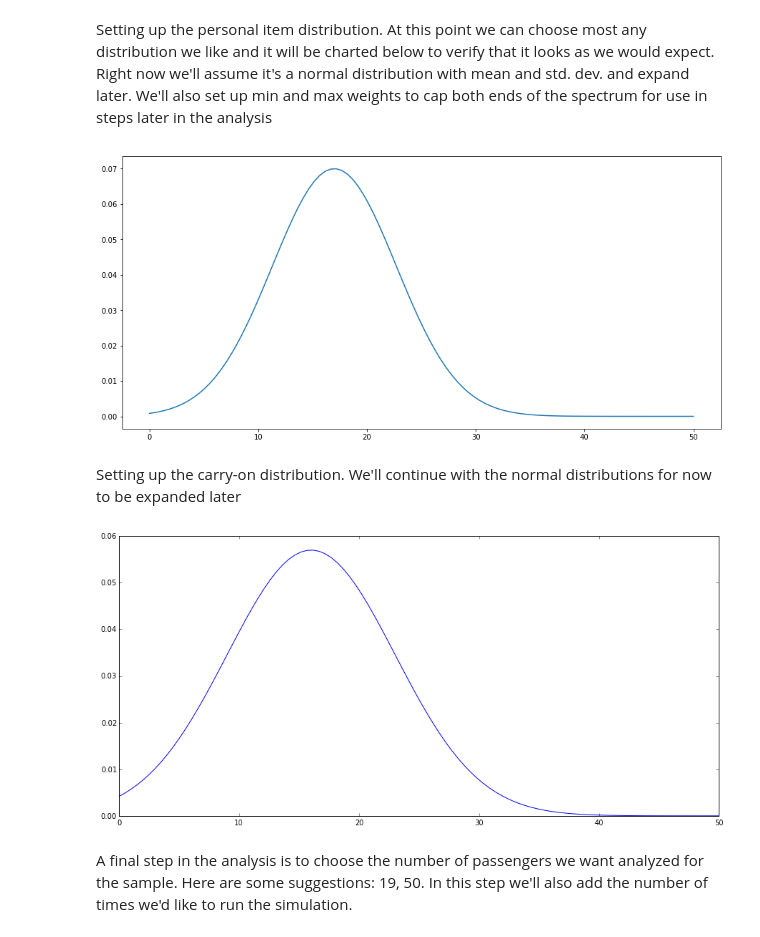
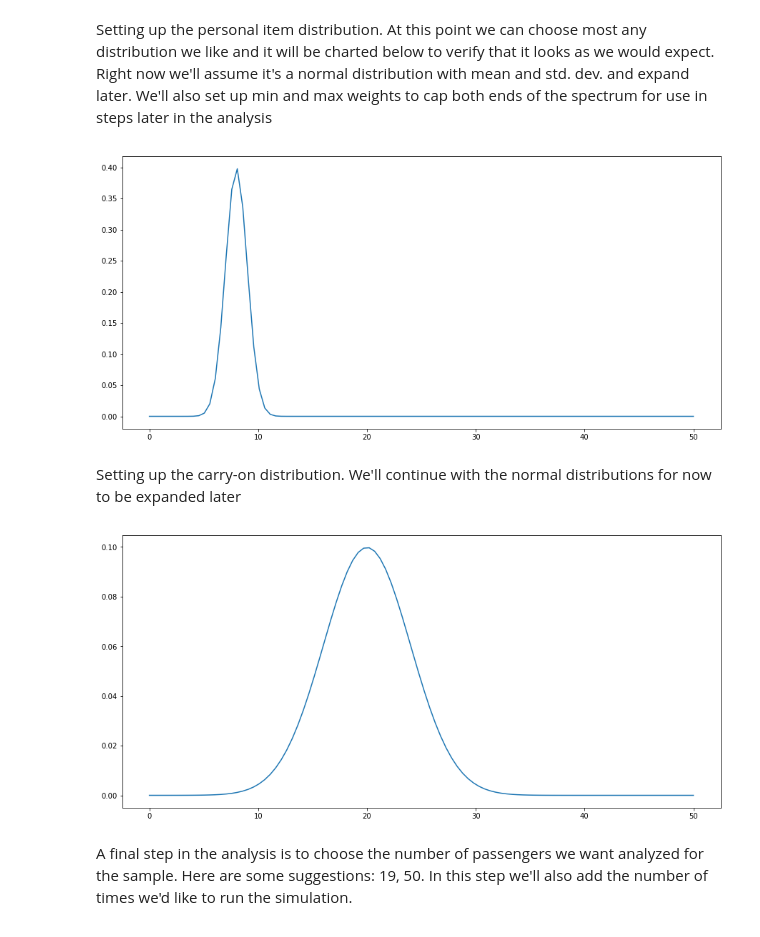
Before and after one commit to tyhawk625/wb_notebook, a Jupyter notebook: Notebook_v0.1.ipynb, the cells around one changed output. Saved outputs shown, nothing was run; the diff lists cells and outputs as text; code cells hidden in the pictures.

```diff
--- a/Notebook_v0.1.ipynb
+++ b/Notebook_v0.1.ipynb
@@ -47,43 +31,40 @@ ImportError: No module named 'scipy'
 # %% [markdown]
 Setting up the personal item distribution.  At this point we can choose most any distribution we like and it will be charted below to verify that it looks as we would expect.  Right now we'll assume it's a normal distribution with mean and std. dev. and expand later.  We'll also set up min and max weights to cap both ends of the spectrum for use in steps later in the analysis
 # %%
-from IPython.html.widgets import *
+
 
 pi_min_wt = 1.0
 pi_max_wt = 50.0
+pi_average = 8
+pi_std_dev = 1
+
 x = np.linspace(0, 50, 100)
-def show_dist(avg,std):
-#set up distribution parameters
-    pi_average = avg
-    pi_std_dev = std
 
-    #build the distributiton
-    pi_dist = stats.norm(pi_average,pi_std_dev)
+#build the distributiton
+pi_dist = stats.norm(pi_average,pi_std_dev)
 
-    #setup the plot
-    plt.plot(x,pi_dist.pdf(x))
-    plt.show()
-
-interact(show_dist,avg=(10,40,1),std=(1,20,0.1))
+#setup the plot
+plt.plot(x,pi_dist.pdf(x))
+plt.show()
 # %% [output]
-[figure, old version]
+[figure, new version]
 # %% [markdown]
 Setting up the carry-on distribution.  We'll continue with the normal distributions for now to be expanded later
 # %%
-co_average = 16
-co_std_dev = 7
+co_average = 20
+co_std_dev = 4
 co_min_wt = 1.0
 co_max_wt = 50.0
 
 #build the distributiton
 co_dist = stats.norm(co_average,co_std_dev)
 
 #setup the plot
 x = np.linspace(0, 50, 100)
 plt.plot(x,co_dist.pdf(x))
 plt.show()
 # %% [output]
-[figure, old version]
+[figure, new version]
 # %% [markdown]
 A final step in the analysis is to choose the number of passengers we want analyzed for the sample. Here are some suggestions: 19, 50.  In this step we'll also add the number of times we'd like to run the simulation.
 # %%
```
Also changed, not shown: parts of 3 cells of this notebook.
